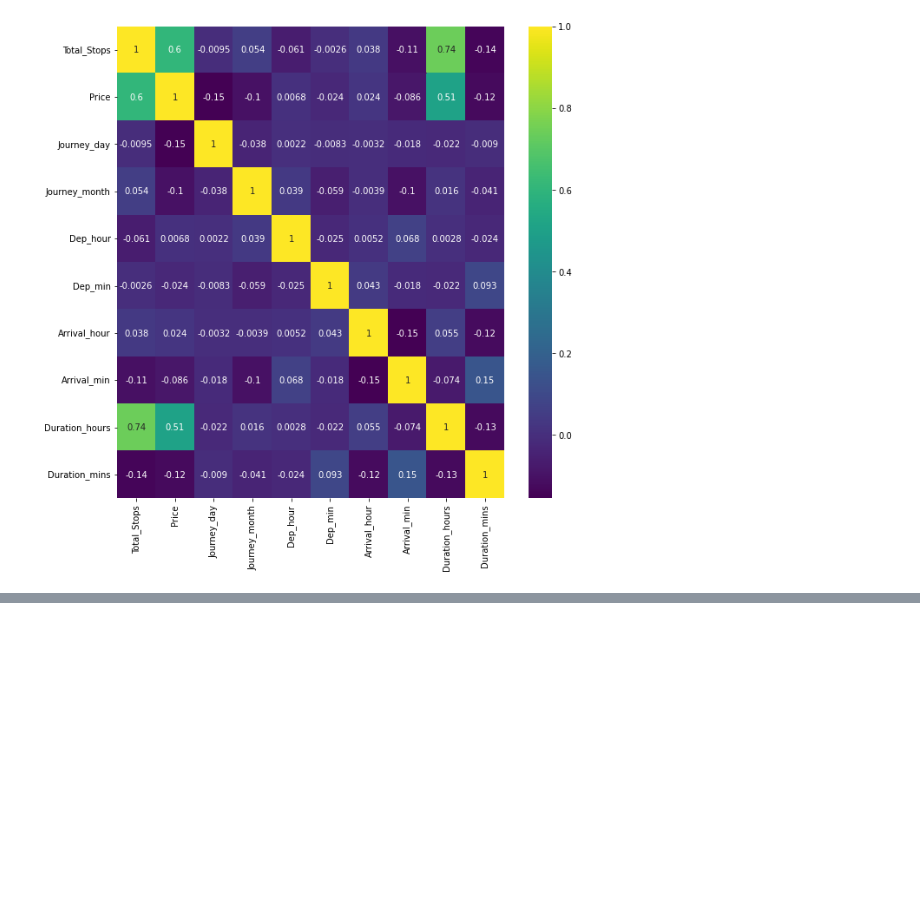
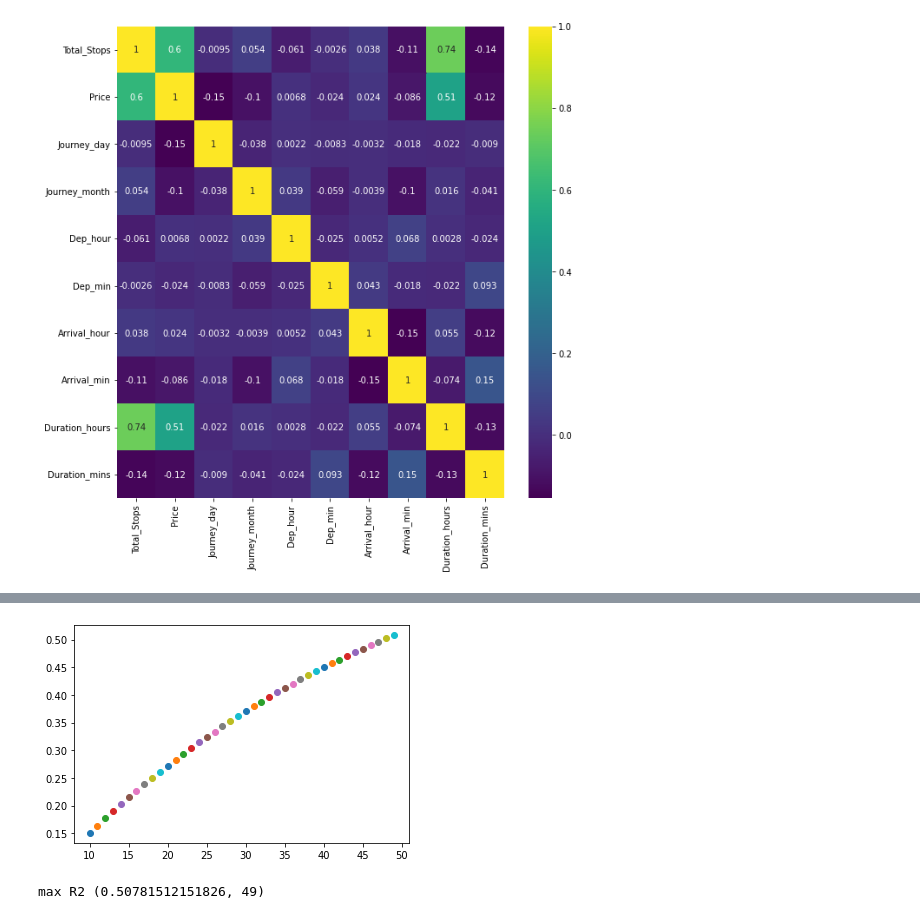
Before and after one commit to disuja7/ML-Hub, a Jupyter notebook: Flight Price Prediction/Model/Flight_Fair_Prediction.ipynb, the cells around one changed output, grey strips where cells are left out. Cells and saved outputs as stored; diff of their text form; code cells hidden in the pictures; blank space fills up the shorter version.

```diff
--- a/Flight Price Prediction/Model/Flight_Fair_Prediction.ipynb
+++ b/Flight Price Prediction/Model/Flight_Fair_Prediction.ipynb
@@ -352,0 +315,21 @@ pickle.dump(rf_random, file)
+# %%
+from sklearn.ensemble import RandomForestRegressor
+import matplotlib.pyplot as plt
+from sklearn.metrics import mean_absolute_error,mean_squared_error
+from sklearn.ensemble import GradientBoostingRegressor
+from sklearn import metrics
+ # create regressor object
+R2=[]
+for i in range(10,50):
+  regressor = GradientBoostingRegressor(n_estimators=i, learning_rate=0.01, max_depth=20, random_state=0)
+  # fit the regressor with x and y data
+  regressor.fit(X_train,y_train)
+  y_pred = regressor.predict(X_test)
+  r2=metrics.r2_score(y_test,y_pred)
+  R2.append((r2,i))
+  plt.scatter(i, r2)
+plt.show()
+print("max R2",max(R2))
+# %% [output]
+[figure, added]
+max R2 (0.50781512151826, 49)
```
Also changed, not shown: parts of 19 cells of this notebook.
